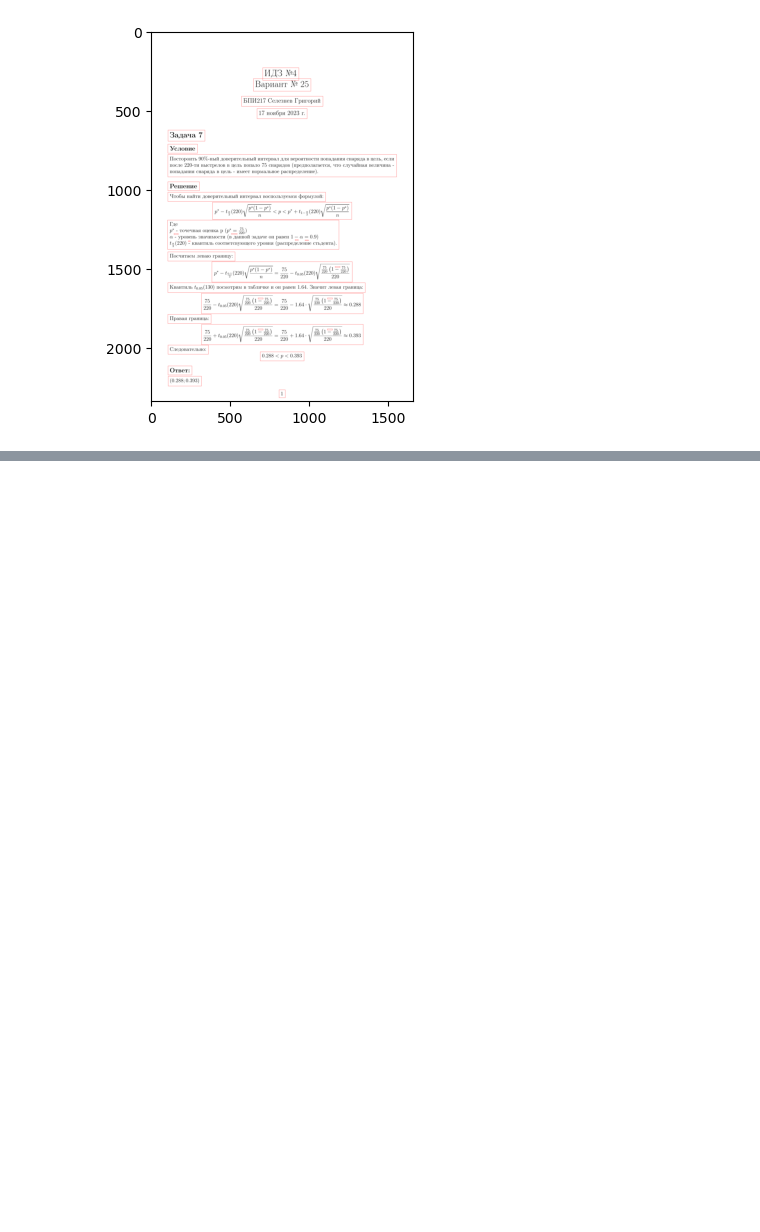
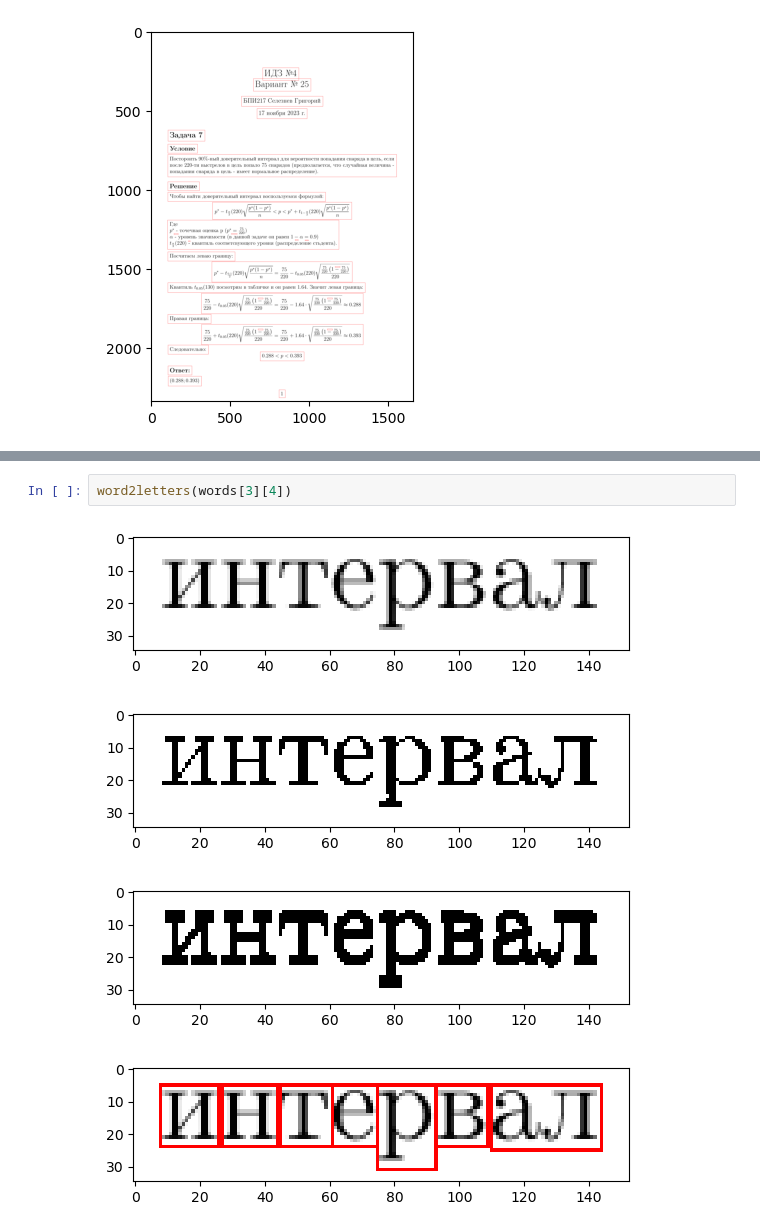
Before and after one commit to Ekatlaz/Image2Latex, a Jupyter notebook: Untitled.ipynb, the cells around one changed output, grey strips where cells are left out. Saved outputs shown, nothing was run; the diff lists cells and outputs as text; blank space fills up the shorter version.

```diff
--- a/Untitled.ipynb
+++ b/Untitled.ipynb
@@ -129,0 +224,7 @@ def image2text(img):
+# %%
+word2letters(words[3][4])
+# %% [output]
+[figure, added]
+[figure, added]
+[figure, added]
+[figure, added]
```
Also changed, not shown: parts of 9 cells of this notebook.
